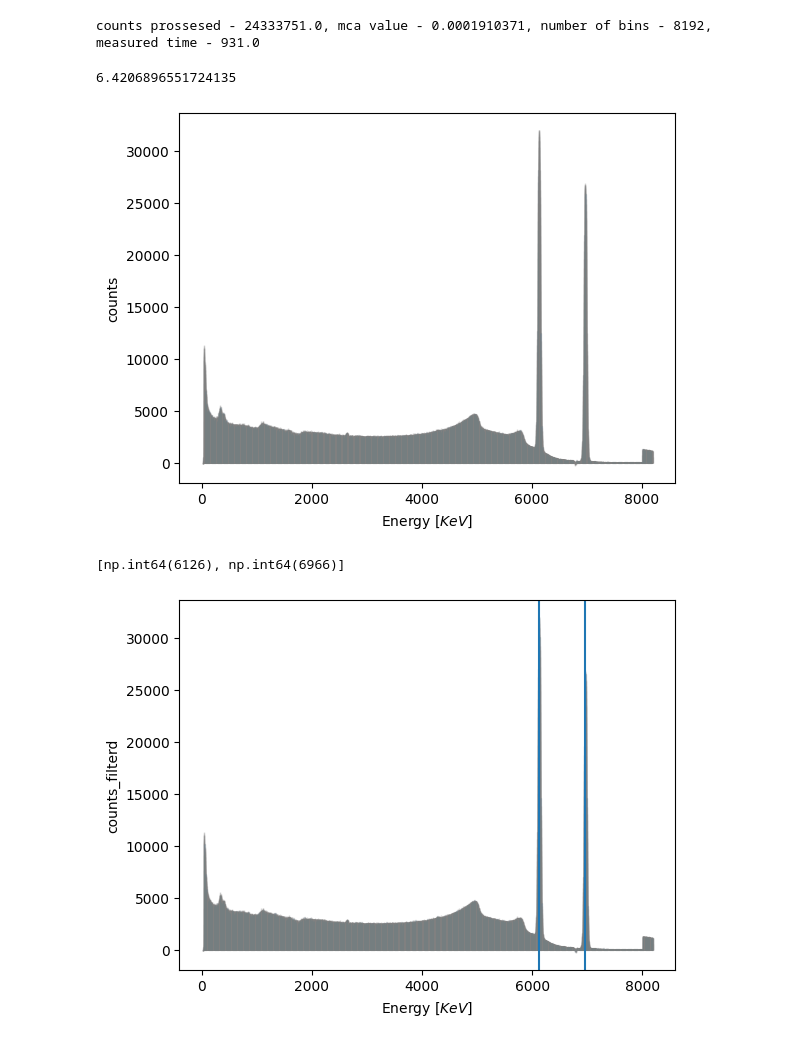
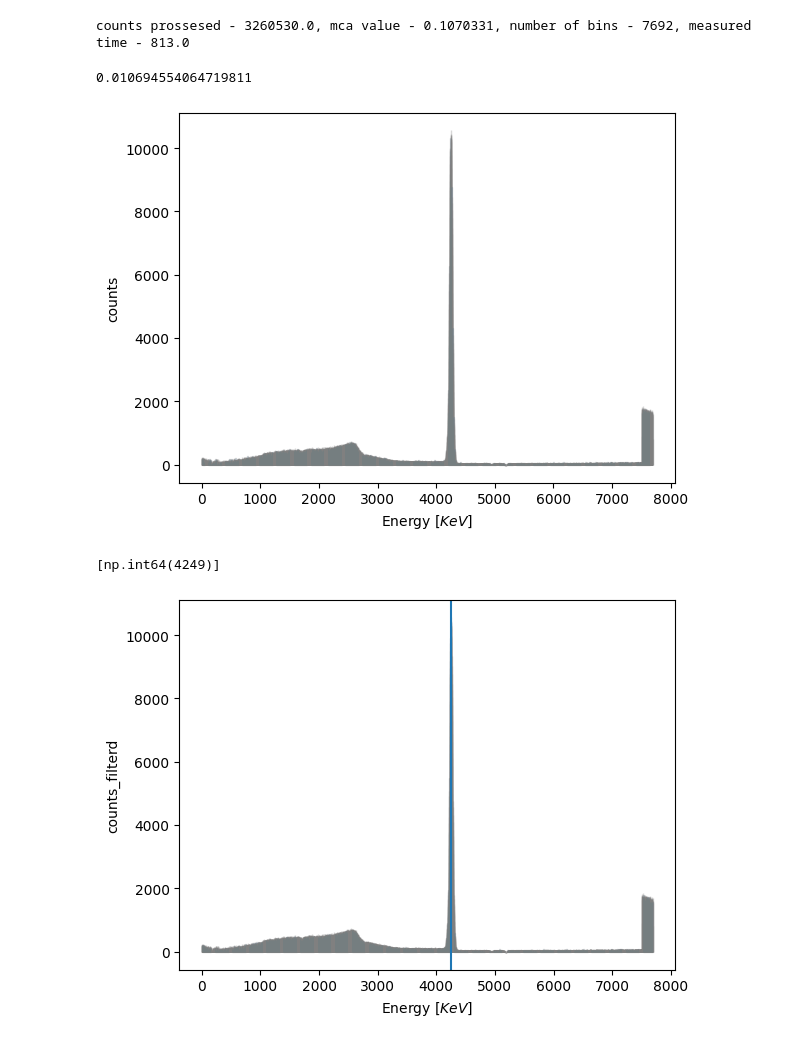
Before and after one commit to AlexanderWalker2/gamma-spectroscopy-, a Jupyter notebook: spectrocopy peak detection note book.ipynb, the cells around one changed output. Drawn from its saved outputs; the diff is of its cells as text; code cells hidden in the pictures.

```diff
--- a/spectrocopy peak detection note book.ipynb
+++ b/spectrocopy peak detection note book.ipynb
@@ -10,6 +10,7 @@ numbers_bg = []
 within_data_section_bg = False
 mca_cal_value_bg = None
 measured_time_bg = None
+num = 0
 
 with open(file_path, 'r') as file:
     print(f'openned {file_path}')
@@ -50,5 +51,9 @@ with open(file_path, 'r') as file:
                         pass
 
 
-background_array = [np.array(numbers_bg[1:]), mca_cal_value_bg, np.array(range(1,1+np.size(np.array(numbers_bg[1:])))), measured_time_bg]
+background_array = [np.array(numbers_bg[501:]), mca_cal_value_bg, np.array(range(1,1+np.size(np.array(numbers_bg[501:])))), measured_time_bg]
+print(f'counts prossesed - {np.sum(background_array[0])}, mca value - {background_array[1]}, number of bins - {np.size(background_array[2])}, measured time - {background_array[3]}')
+
+plt.bar(background_array[2], background_array[0], edgecolor = 'grey')
+plt.show()
 # %% [output]
@@ -56,9 +63,9 @@ openned voltage_diff\background.spe
 # %%
-file_path = r'Isotropes\co_60.Spe'
+file_path = r'na_4kv_10mins\na-22_3cm.Spe'
 
 Iso_peaks = {
     'co_60' : 1173.2,
-    'test' : 69
+    'na' : 510.99
 }
 
 numbers = []
@@ -104,22 +111,21 @@ with open(file_path, 'r') as file:
                         pass
 
 
-counts = np.array(numbers[1:])
+counts = np.array(numbers[1:])[500:]
 mca = mca_cal_value
 bins = np.array(range(1,1+np.size(counts)))
 
 print(f'counts prossesed - {np.sum(counts)}, mca value - {mca}, number of bins - {np.size(bins)}, measured time - {measured_time}')
 # %% [output]
-counts prossesed - 24333751.0, mca value - 0.0001910371, number of bins - 8192, measured time - 931.0
+counts prossesed - 3260530.0, mca value - 0.1070331, number of bins - 7692, measured time - 813.0
 # %%
-background_array[3], measured_time
 scale_factor = measured_time/background_array[3]
 scale_factor
 # %% [output]
-6.4206896551724135
+0.010694554064719811
 # %%
 d=100
-counts_filterd = counts - background_array[0]*scale_factor
+counts_filterd = counts - background_array[0]#*scale_factor
 
 energy = bins*mca
 '''
@@ -135,26 +141,25 @@ plt.xlabel(r'Energy [$KeV$]')
 plt.ylabel('counts')
 plt.show()
 # %% [output]
-[figure, old version]
+[figure, new version]
 # %%
 peak_indices, peak_dict = sc.signal.find_peaks(counts_filterd, prominence = 100, height=1, width=10)
 peak_heights = peak_dict['peak_heights']
-peak_indices=peak_indices
 
-peaks = [peak_indices[np.argmax(peak_heights)], peak_indices[np.argpartition(peak_heights,-2)[-2]]]
+peaks = [peak_indices[np.argmax(peak_heights)]]
 num = np.size(peaks)
 
 print(peaks)
 
 plt.bar(bins, counts_filterd, edgecolor='grey', alpha = 0.3)
 [plt.axvline(x = bins[c]) for c in peaks]
 
 plt.xlabel(r'Energy [$KeV$]')
 plt.ylabel('counts_filterd')
 plt.show()
 # %% [output]
-[np.int64(6126), np.int64(6966)]
+[np.int64(4249)]
-[figure, old version]
+[figure, new version]
 # %%
 width = 100
 activity = 4.2e5
```
Also changed, not shown: parts of 5 cells of this notebook, 18 other files.
